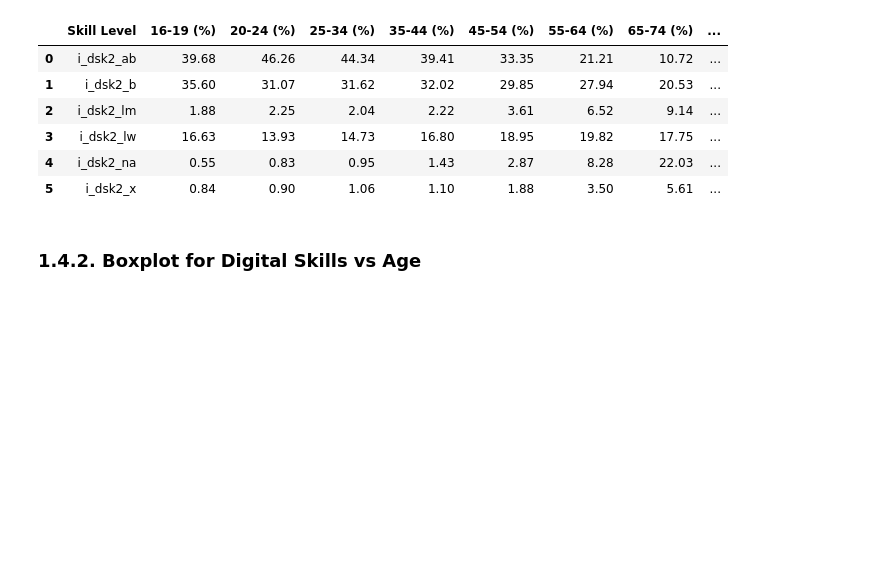
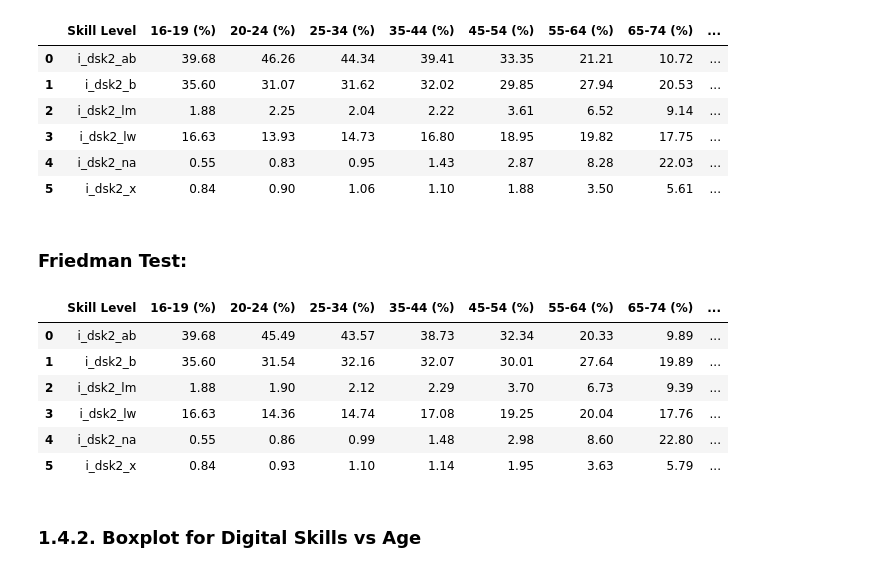
Before and after one commit to skibodaria/digital_literacy_eu, a Jupyter notebook: 03_eda/02_1_dem_digit_skills.ipynb, the cells around one changed output. Saved outputs shown, nothing was run; the diff lists cells and outputs as text; code cells hidden in the pictures; blank space fills up the shorter version.

```diff
--- a/03_eda/02_dem_digit_skills.ipynb
+++ b/03_eda/02_1_dem_digit_skills.ipynb
@@ -601,6 +612,65 @@ df_age_results
 | 3 | i_dsk2_lw | 16.63 | 13.93 | 14.73 | 16.80 | 18.95 | 19.82 | 17.75 | ... |
 | 4 | i_dsk2_na | 0.55 | 0.83 | 0.95 | 1.43 | 2.87 | 8.28 | 22.03 | ... |
 | 5 | i_dsk2_x | 0.84 | 0.90 | 1.06 | 1.10 | 1.88 | 3.50 | 5.61 | ... |
+# %% [markdown]
+### Friedman Test:
+# %%
+skill_prefixes = ['i_dsk2_ab', 'i_dsk2_b', 'i_dsk2_lm', 'i_dsk2_lw', 'i_dsk2_n', 'i_dsk2_na', 'i_dsk2_x']
+summary_data = []
+
+for skill in skill_prefixes:
+    current_skill_age_cols = [col for col in age_dig_skills if col.startswith(skill)]
+
+    if len(current_skill_age_cols) == 7:
+        col_16_19 = [c for c in current_skill_age_cols if 'y16_19' in c][0]
+        col_20_24 = [c for c in current_skill_age_cols if 'y20_24' in c][0]
+        col_25_34 = [c for c in current_skill_age_cols if 'y25_34' in c][0]
+        col_35_44 = [c for c in current_skill_age_cols if 'y35_44' in c][0]
+        col_45_54 = [c for c in current_skill_age_cols if 'y45_54' in c][0]
+        col_55_64 = [c for c in current_skill_age_cols if 'y55_64' in c][0]
+        col_65_74 = [c for c in current_skill_age_cols if 'y65_74' in c][0]
+
+        ordered_cols = [col_16_19, col_20_24, col_25_34, col_35_44, col_45_54, col_55_64, col_65_74]
+
+        cleaned_df = df[ordered_cols].dropna()
+
+        if len(cleaned_df) > 0:
+            means = {
+                '16-19 (%)': round(cleaned_df[col_16_19].mean(), 2),
+                '20-24 (%)': round(cleaned_df[col_20_24].mean(), 2),
+                '25-34 (%)': round(cleaned_df[col_25_34].mean(), 2),
+                '35-44 (%)': round(cleaned_df[col_35_44].mean(), 2),
+                '45-54 (%)': round(cleaned_df[col_45_54].mean(), 2),
+                '55-64 (%)': round(cleaned_df[col_55_64].mean(), 2),
+                '65-74 (%)': round(cleaned_df[col_65_74].mean(), 2),
+            }
+
+            data_vectors = [cleaned_df[col] for col in ordered_cols]
+
+            stat, p_value = stats.friedmanchisquare(*data_vectors)
+
+            row_data = {'Skill Level': skill}
+            row_data.update(means)
+            row_data.update({
+                'Friedman P-Value': round(p_value, 6) if not pd.isna(p_value) else 'N/A',
+                'Statistically Significant?': 'Yes' if p_value < 0.05 else 'No'
+            })
+
+            summary_data.append(row_data)
+        else:
+            print(f"Warning: Skill {skill} had 0 matching country records after dropping NaNs.")
+
+# Generate your fresh table
+df_age_results = pd.DataFrame(summary_data)
+df_age_results
+# %% [output]
+|  | Skill Level | 16-19 (%) | 20-24 (%) | 25-34 (%) | 35-44 (%) | 45-54 (%) | 55-64 (%) | 65-74 (%) | ... |
+| 0 | i_dsk2_ab | 39.68 | 45.49 | 43.57 | 38.73 | 32.34 | 20.33 | 9.89 | ... |
+| 1 | i_dsk2_b | 35.60 | 31.54 | 32.16 | 32.07 | 30.01 | 27.64 | 19.89 | ... |
+| 2 | i_dsk2_lm | 1.88 | 1.90 | 2.12 | 2.29 | 3.70 | 6.73 | 9.39 | ... |
+| 3 | i_dsk2_lw | 16.63 | 14.36 | 14.74 | 17.08 | 19.25 | 20.04 | 17.76 | ... |
+| 4 | i_dsk2_na | 0.55 | 0.86 | 0.99 | 1.48 | 2.98 | 8.60 | 22.80 | ... |
+| 5 | i_dsk2_x | 0.84 | 0.93 | 1.10 | 1.14 | 1.95 | 3.63 | 5.79 | ... |
 # %% [markdown]
 ### 1.4.2. Boxplot for Digital Skills vs Age
 # %%
```
Also changed, not shown: parts of 29 cells of this notebook, 3 other files.
